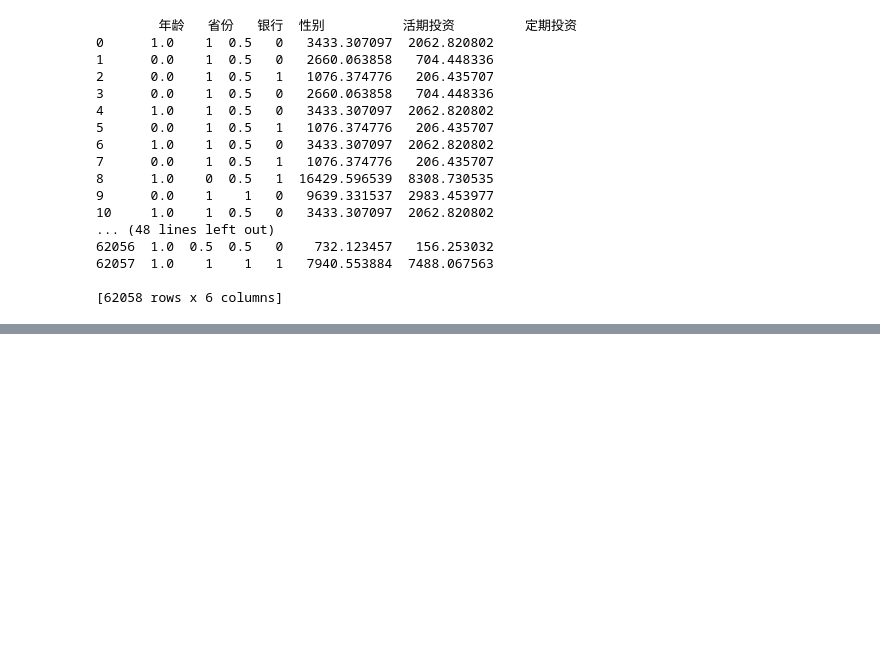
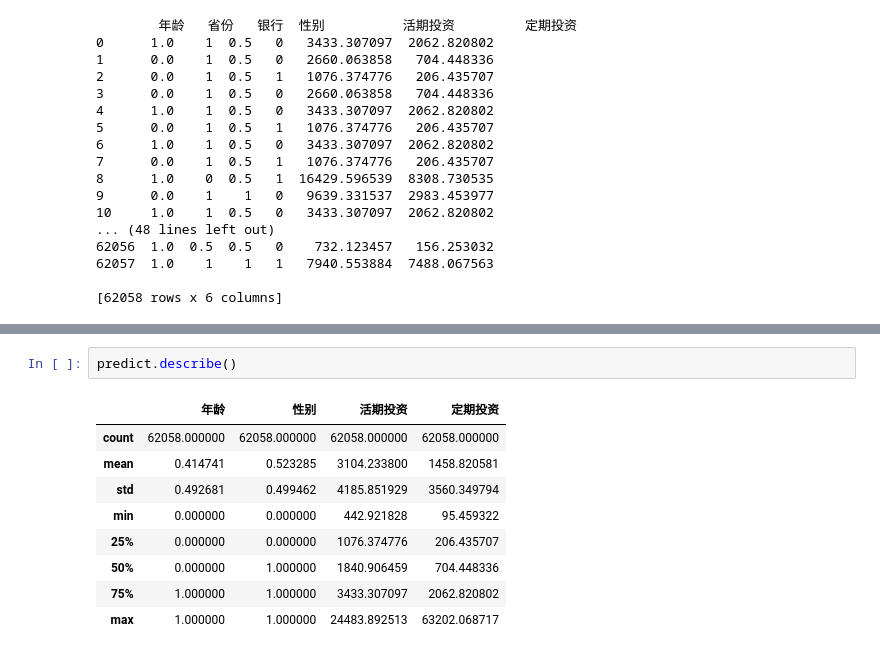
Before and after one commit to shifuture/notes, a Jupyter notebook: ai/ml_kickoff.ipynb, the cells around one changed output, grey strips where cells are left out. Saved outputs shown, nothing was run; the diff lists cells and outputs as text; blank space fills up the shorter version.

```diff
--- a/ai/ml_kickoff.ipynb
+++ b/ai/ml_kickoff.ipynb
@@ -563,3 +572,15 @@ print(predict)
  * https://kaggle.com
  * https://zhuanlan.zhihu.com/p/27577246
  * http://blog.csdn.net/yaoqiang2011/article/list/1
+# %%
+predict.describe()
+# %% [output]
+|  | 年龄 | 性别 | 活期投资 | 定期投资 |
+| count | 62058.000000 | 62058.000000 | 62058.000000 | 62058.000000 |
+| mean | 0.414741 | 0.523285 | 3104.233800 | 1458.820581 |
+| std | 0.492681 | 0.499462 | 4185.851929 | 3560.349794 |
+| min | 0.000000 | 0.000000 | 442.921828 | 95.459322 |
+| 25% | 0.000000 | 0.000000 | 1076.374776 | 206.435707 |
+| 50% | 0.000000 | 1.000000 | 1840.906459 | 704.448336 |
+| 75% | 1.000000 | 1.000000 | 3433.307097 | 2062.820802 |
+| max | 1.000000 | 1.000000 | 24483.892513 | 63202.068717 |
```
Also changed, not shown: parts of 1 cell of this notebook.
